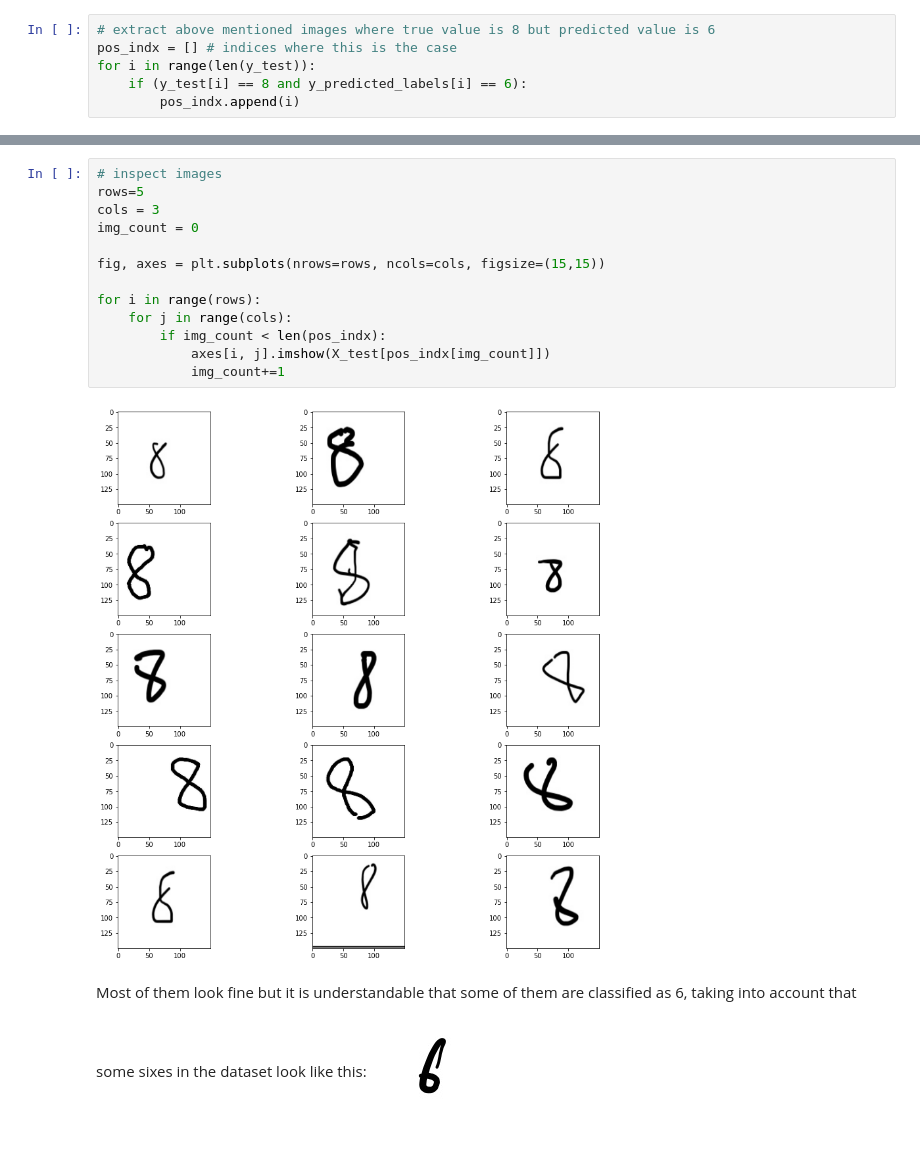
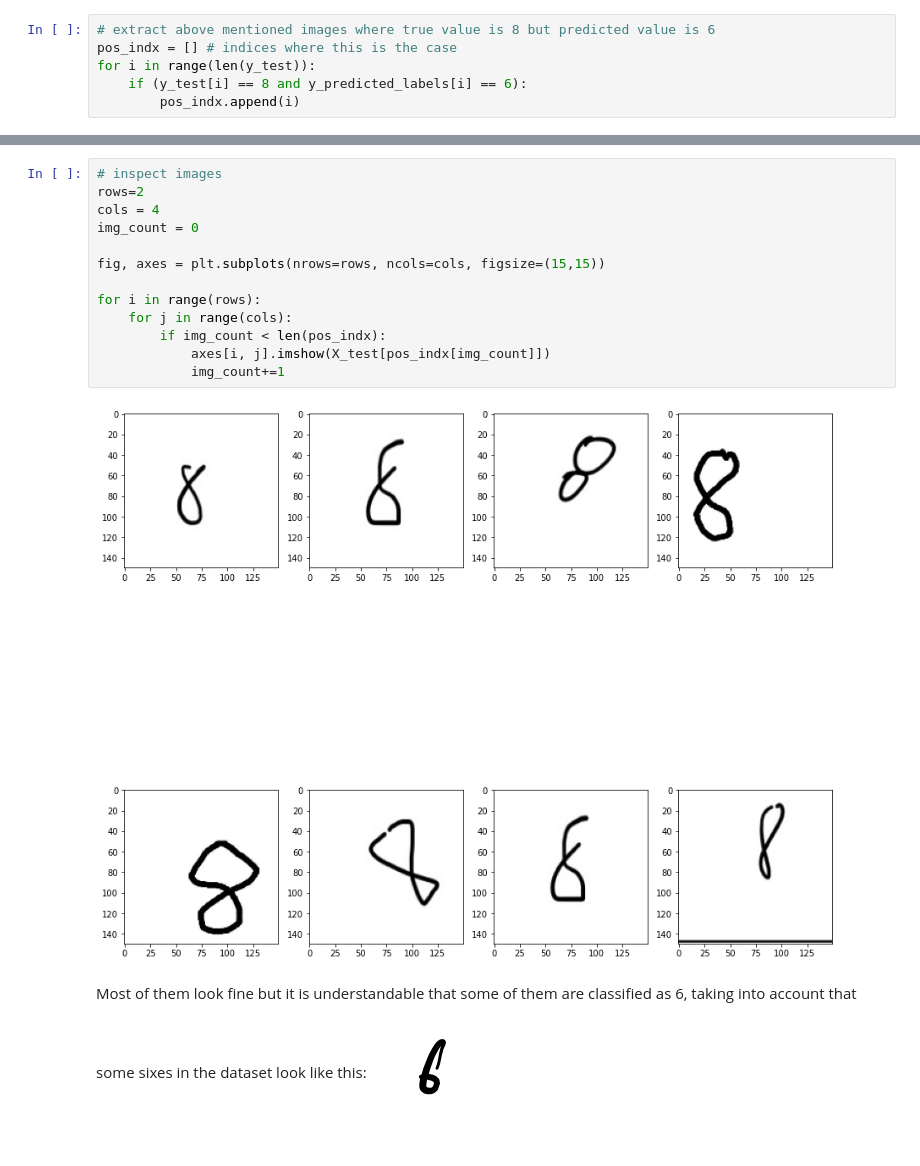
Before and after one commit to mattdmv/MathSolve, a Jupyter notebook: MathSolve - model building notebook .ipynb, the cells around one changed output, grey strips where cells are left out. Saved outputs shown, nothing was run; the diff lists cells and outputs as text.

Commit message:
resolving image processing before model prediction

```diff
--- a/MathSolve - model building notebook .ipynb
+++ b/MathSolve - model building notebook .ipynb
@@ -273,18 +273,18 @@ len(pos_indx)
 # %%
 # inspect images
-rows=5
-cols = 3
+rows=2
+cols = 4
 img_count = 0
 
 fig, axes = plt.subplots(nrows=rows, ncols=cols, figsize=(15,15))
 
 for i in range(rows):
     for j in range(cols):
         if img_count < len(pos_indx):
             axes[i, j].imshow(X_test[pos_indx[img_count]])
             img_count+=1
 # %% [output]
-[figure, old version]
+[figure, new version]
 # %% [markdown]
 Most of them look fine but it is understandable that some of them are classified as 6, taking into account that some sixes in the dataset look like this:
 ![57940.jpg](attachment:57940.jpg)
```
Also changed, not shown: parts of 13 cells of this notebook, 6 other files.
